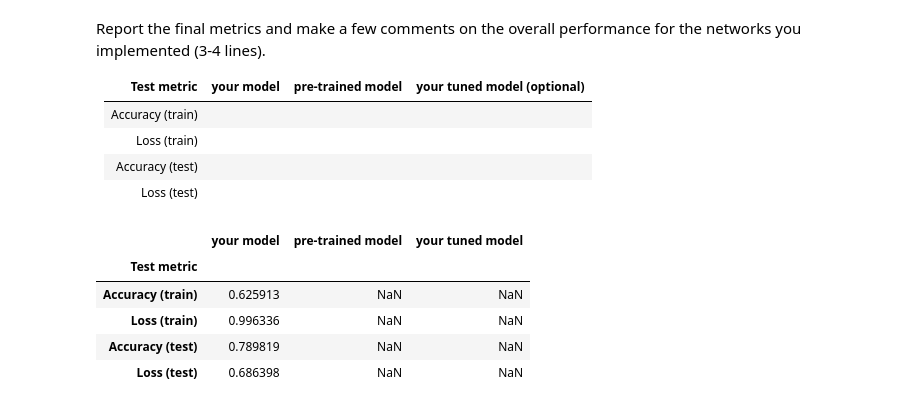
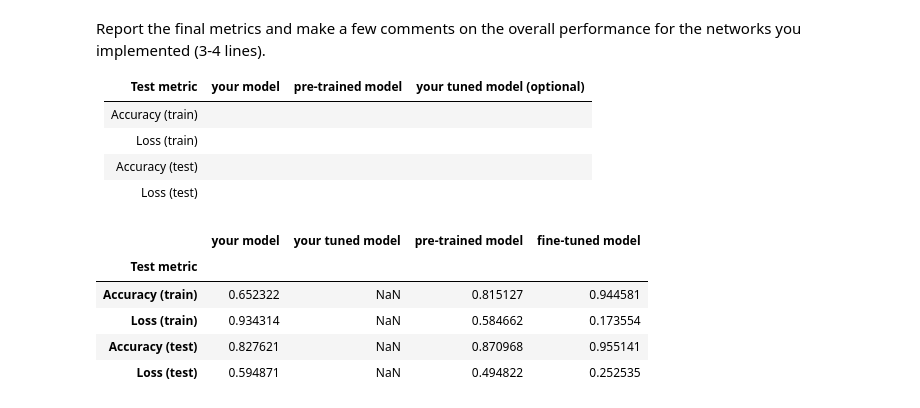
Before and after one commit to hertie-data-science-lab/assignment-2-ps-2f, a Jupyter notebook: main.ipynb, the cells around one changed output. Saved outputs shown, nothing was run; the diff lists cells and outputs as text; code cells hidden in the pictures.

```diff
--- a/main.ipynb
+++ b/main.ipynb
@@ -633 +637,14 @@ loaded_trainer = Trainer(loaded_model, cfg)
+# %%
+loaded_model = models.resnet18(weights=models.ResNet18_Weights.DEFAULT)
+
+# Freeze early layers to retain pre-trained feature extraction
+for param in loaded_model.parameters():
+    param.requires_grad = False
+
+
+# Replace the final fully connected layer to match EuroSAT's 10 classes
+num_features = loaded_model.fc.in_features
+loaded_model.fc = nn.Linear(num_features, len(data.classes))
+
+loaded_trainer = Trainer(loaded_model, cfg)
 # %%
@@ -641,8 +662,8 @@ ax1.set_title('Training accuracy')
 # %%
-'''#TODO: test your model, plot accuracy and loss by iteration (one iteration=one batch)'''
-test_loss, test_acc = loaded_trainer.test(test_data)
+'''#DONE: test your model, plot accuracy and loss by iteration (one iteration=one batch)'''
+pretrain_test_loss, pretrain_test_acc = loaded_trainer.test(test_data)
 fig, (ax0, ax1) = plt.subplots(1,2)
-ax0.plot(range(len(test_loss)), test_loss)
-ax1.plot(range(len(test_acc)), test_acc)
+ax0.plot(range(len(pretrain_test_loss)), pretrain_test_loss)
+ax1.plot(range(len(pretrain_test_acc)), pretrain_test_acc)
 ax0.set_title('Test loss')
 ax1.set_title('Test accuracy')
@@ -649,3 +673,23 @@ ax1.set_title('Test accuracy')
+# %%
+# Load pretrained model again
+tuned_model = models.resnet18(weights=models.ResNet18_Weights.DEFAULT)
+
+# Unfreeze last two layers (layer4 and fc)
+for name, param in tuned_model.named_parameters():
+    if "layer4" in name or "fc" in name:
+        param.requires_grad = True
+    else:
+        param.requires_grad = False
+
+# Replace final layer
+num_features = tuned_model.fc.in_features
+tuned_model.fc = nn.Linear(num_features, len(data.classes))
+tuned_model = tuned_model.to(device)
+
+# Train again using the same Trainer
+tuned_trainer = Trainer(tuned_model, cfg)
+tuned_train_loss, tuned_train_acc = tuned_trainer.train(train_data)
+tuned_test_loss, tuned_test_acc = tuned_trainer.test(test_data)
 # %% [markdown]
 <a name="results-and-discussion"></a>
 # Task  5: Results and discussion (5pt)
@@ -663,17 +707,19 @@ Report the final metrics and make a few comments on the overall performance for
 import pandas as pd
 df = pd.DataFrame(np.nan,
                   index = ['Accuracy (train)', 'Loss (train)', 'Accuracy (test)', 'Loss (test)'],
-                  columns = ['your model', 'pre-trained model', 'your tuned model'])
+                  columns = ['your model', 'your tuned model', 'pre-trained model', 'fine-tuned model'])
 df.index.name = 'Test metric'
 # %%
 #Input base model metrics
 df['your model'] = [train_acc[-1], train_loss[-1], test_acc[-1].item(), test_loss[-1]]
 #df['your tuned model'] = [best_avg_acc, best_avg_loss, best_test_acc[-1].item(), best_test_loss[-1]]
+df['pre-trained model'] = [pretrain_acc[-1], pretrain_loss[-1], pretrain_test_acc[-1].item(), pretrain_test_loss[-1]]
+df['fine-tuned model'] = [tuned_train_acc[-1], tuned_train_loss[-1], tuned_test_acc[-1].item(), tuned_test_loss[-1]]
 df
 # %% [output]
-|  | your model | pre-trained model | your tuned model |
-| Test metric |  |  |  |
-| Accuracy (train) | 0.625913 | NaN | NaN |
-| Loss (train) | 0.996336 | NaN | NaN |
-| Accuracy (test) | 0.789819 | NaN | NaN |
-| Loss (test) | 0.686398 | NaN | NaN |
+|  | your model | your tuned model | pre-trained model | fine-tuned model |
+| Test metric |  |  |  |  |
+| Accuracy (train) | 0.652322 | NaN | 0.815127 | 0.944581 |
+| Loss (train) | 0.934314 | NaN | 0.584662 | 0.173554 |
+| Accuracy (test) | 0.827621 | NaN | 0.870968 | 0.955141 |
+| Loss (test) | 0.594871 | NaN | 0.494822 | 0.252535 |
```
Also changed, not shown: parts of 10 cells of this notebook.
